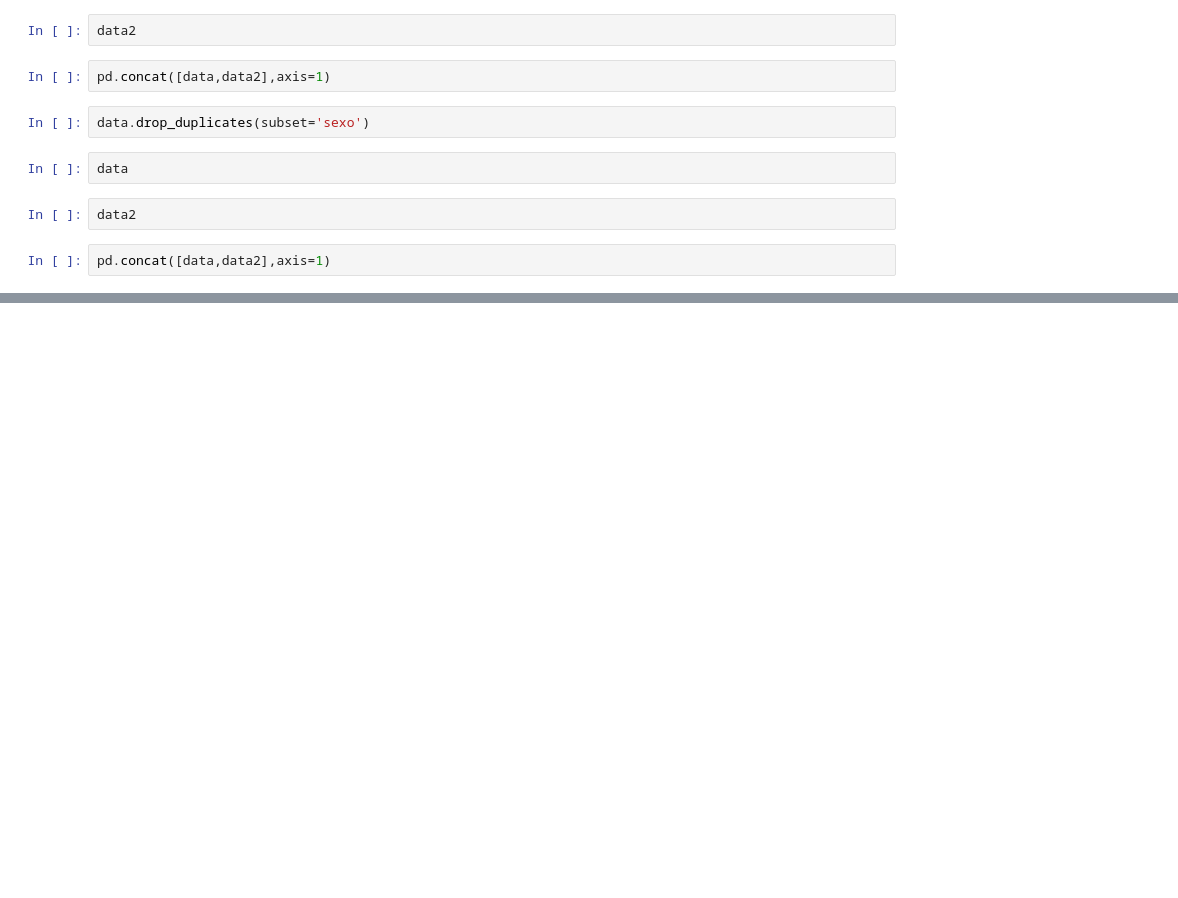
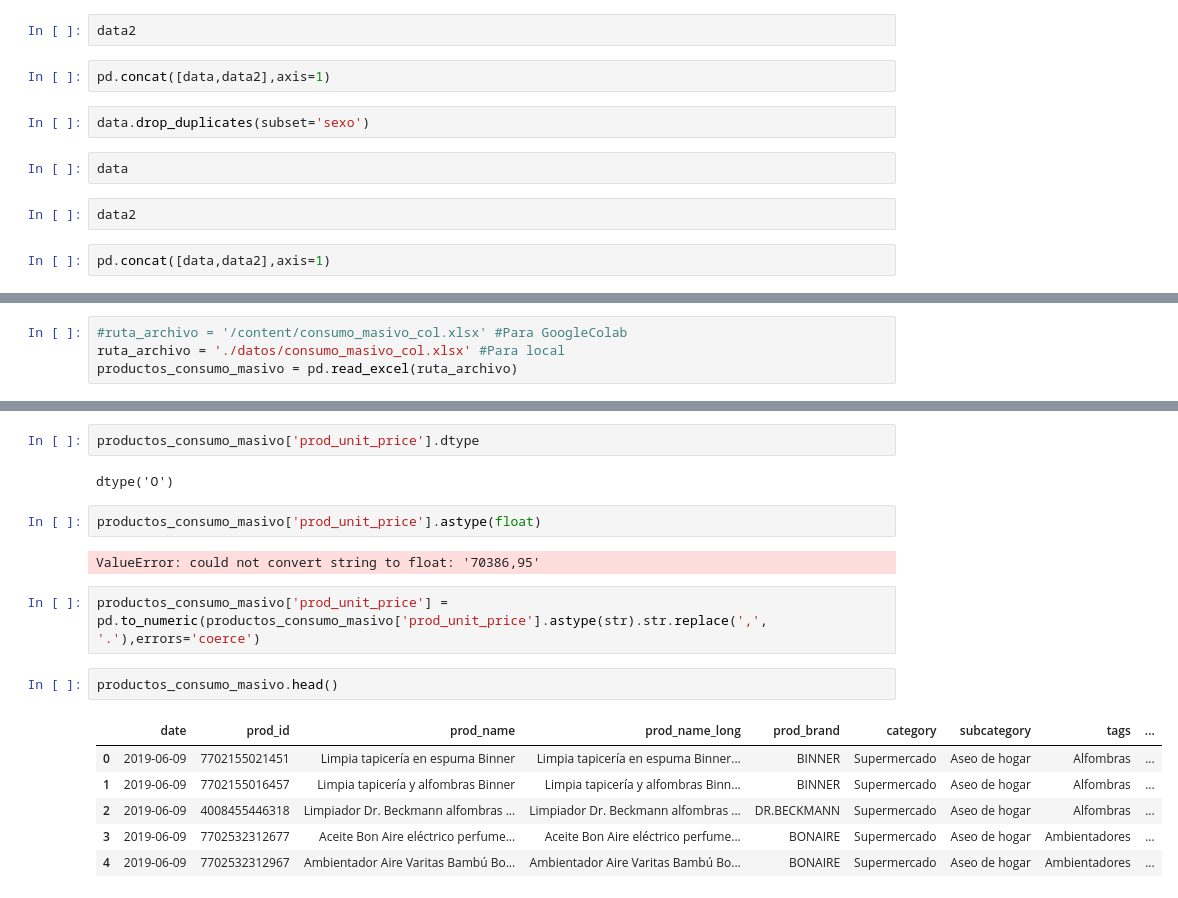
Before and after one commit to santineiraher/INTRO_PYTHON_EDCO, a Jupyter notebook: clase_3/Modulo3.ipynb, the cells around one changed output, grey strips where cells are left out. Saved outputs shown, nothing was run; the diff lists cells and outputs as text; blank space fills up the shorter version.

```diff
--- a/clase_3/Modulo3.ipynb
+++ b/clase_3/Modulo3.ipynb
@@ -1323,0 +1099,4 @@ pd.concat([data,data2],axis=1)
+# %%
+#ruta_archivo = '/content/consumo_masivo_col.xlsx' #Para GoogleColab
+ruta_archivo = './datos/consumo_masivo_col.xlsx' #Para local
+productos_consumo_masivo = pd.read_excel(ruta_archivo)
@@ -1323,0 +1136,19 @@ pd.concat([data,data2],axis=1)
+# %%
+productos_consumo_masivo['prod_unit_price'].dtype
+# %% [output]
+dtype('O')
+# %%
+productos_consumo_masivo['prod_unit_price'].astype(float)
+# %% [output]
+ValueError: could not convert string to float: '70386,95'
+# %%
+productos_consumo_masivo['prod_unit_price'] = pd.to_numeric(productos_consumo_masivo['prod_unit_price'].astype(str).str.replace(',', '.'),errors='coerce')
+# %%
+productos_consumo_masivo.head()
+# %% [output]
+|  | date | prod_id | prod_name | prod_name_long | prod_brand | category | subcategory | tags | ... |
+| 0 | 2019-06-09 | 7702155021451 | Limpia tapicería en espuma Binner | Limpia tapicería en espuma Binner... | BINNER | Supermercado | Aseo de hogar | Alfombras | ... |
+| 1 | 2019-06-09 | 7702155016457 | Limpia tapicería y alfombras Binner | Limpia tapicería y alfombras Binn... | BINNER | Supermercado | Aseo de hogar | Alfombras | ... |
+| 2 | 2019-06-09 | 4008455446318 | Limpiador Dr. Beckmann alfombras ... | Limpiador Dr. Beckmann alfombras ... | DR.BECKMANN | Supermercado | Aseo de hogar | Alfombras | ... |
+| 3 | 2019-06-09 | 7702532312677 | Aceite Bon Aire eléctrico perfume... | Aceite Bon Aire eléctrico perfume... | BONAIRE | Supermercado | Aseo de hogar | Ambientadores | ... |
+| 4 | 2019-06-09 | 7702532312967 | Ambientador Aire Varitas Bambú Bo... | Ambientador Aire Varitas Bambú Bo... | BONAIRE | Supermercado | Aseo de hogar | Ambientadores | ... |
```
Also changed, not shown: parts of 53 cells of this notebook, 1 other file.
